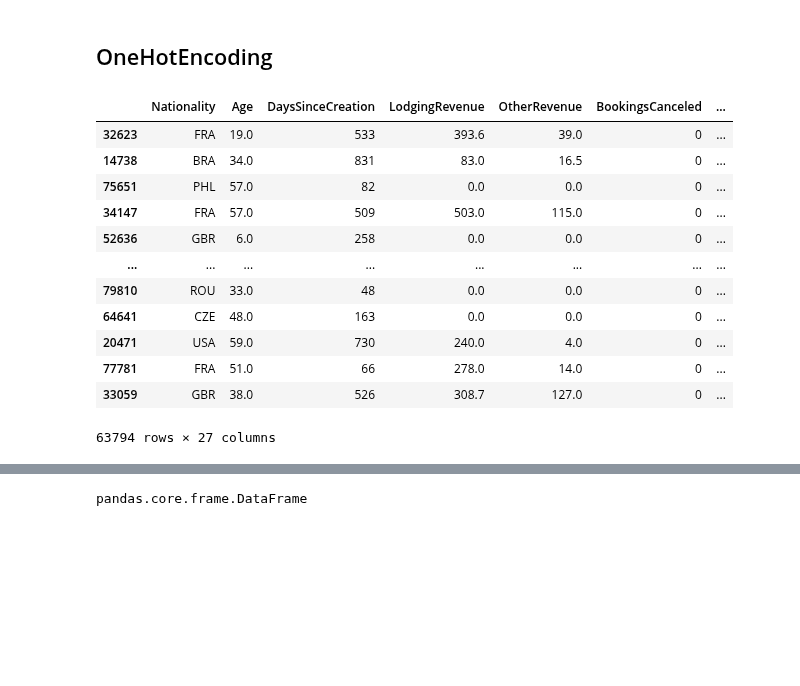
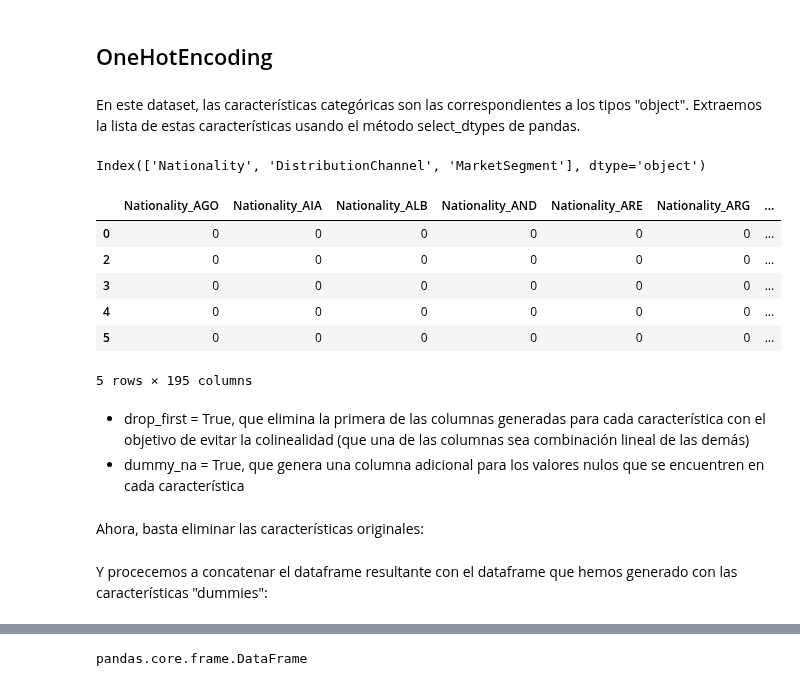
Before and after one commit to iremirezdeganuza72/Cohort_Analysis, a Jupyter notebook: Cohort analysis and segmentation.ipynb, the cells around one changed output, grey strips where cells are left out. Cells and saved outputs as stored; diff of their text form; code cells hidden in the pictures; blank space fills up the shorter version.

```diff
--- a/Cohort analysis and segmentation.ipynb
+++ b/Cohort analysis and segmentation.ipynb
@@ -430,19 +432,26 @@ y_train
 Name: AverageLeadTime, Length: 63794, dtype: int64
 # %% [markdown]
 ## OneHotEncoding
+# %% [markdown]
+En este dataset, las características categóricas son las correspondientes a los tipos "object". Extraemos la lista de estas características usando el método select_dtypes de pandas.
 # %%
-X_train
+cat_features = df1.select_dtypes(include = ["object"]).columns
+cat_features
 # %% [output]
-|  | Nationality | Age | DaysSinceCreation | LodgingRevenue | OtherRevenue | BookingsCanceled | ... |
-| 32623 | FRA | 19.0 | 533 | 393.6 | 39.0 | 0 | ... |
-| 14738 | BRA | 34.0 | 831 | 83.0 | 16.5 | 0 | ... |
-| 75651 | PHL | 57.0 | 82 | 0.0 | 0.0 | 0 | ... |
-| 34147 | FRA | 57.0 | 509 | 503.0 | 115.0 | 0 | ... |
-| 52636 | GBR | 6.0 | 258 | 0.0 | 0.0 | 0 | ... |
-| ... | ... | ... | ... | ... | ... | ... | ... |
-| 79810 | ROU | 33.0 | 48 | 0.0 | 0.0 | 0 | ... |
-| 64641 | CZE | 48.0 | 163 | 0.0 | 0.0 | 0 | ... |
-| 20471 | USA | 59.0 | 730 | 240.0 | 4.0 | 0 | ... |
-| 77781 | FRA | 51.0 | 66 | 278.0 | 14.0 | 0 | ... |
-| 33059 | GBR | 38.0 | 526 | 308.7 | 127.0 | 0 | ... |
-63794 rows × 27 columns
+Index(['Nationality', 'DistributionChannel', 'MarketSegment'], dtype='object')
+# %%
+cat_df1 = pd.get_dummies(df1[cat_features], drop_first = True)
+cat_df1.head()
+# %% [output]
+|  | Nationality_AGO | Nationality_AIA | Nationality_ALB | Nationality_AND | Nationality_ARE | Nationality_ARG | ... |
+| 0 | 0 | 0 | 0 | 0 | 0 | 0 | ... |
+| 2 | 0 | 0 | 0 | 0 | 0 | 0 | ... |
+| 3 | 0 | 0 | 0 | 0 | 0 | 0 | ... |
+| 4 | 0 | 0 | 0 | 0 | 0 | 0 | ... |
+| 5 | 0 | 0 | 0 | 0 | 0 | 0 | ... |
+5 rows × 195 columns
+# %% [markdown]
+* drop_first = True, que elimina la primera de las columnas generadas para cada característica con el objetivo de evitar la colinealidad (que una de las columnas sea combinación lineal de las demás)
+* dummy_na = True, que genera una columna adicional para los valores nulos que se encuentren en cada característica
+# %% [markdown]
+Ahora, basta eliminar las características originales:
@@ -448,0 +460,2 @@ X_train
+# %% [markdown]
+Y procecemos a concatenar el dataframe resultante con el dataframe que hemos generado con las características "dummies":
```
Also changed, not shown: parts of 46 cells of this notebook.
